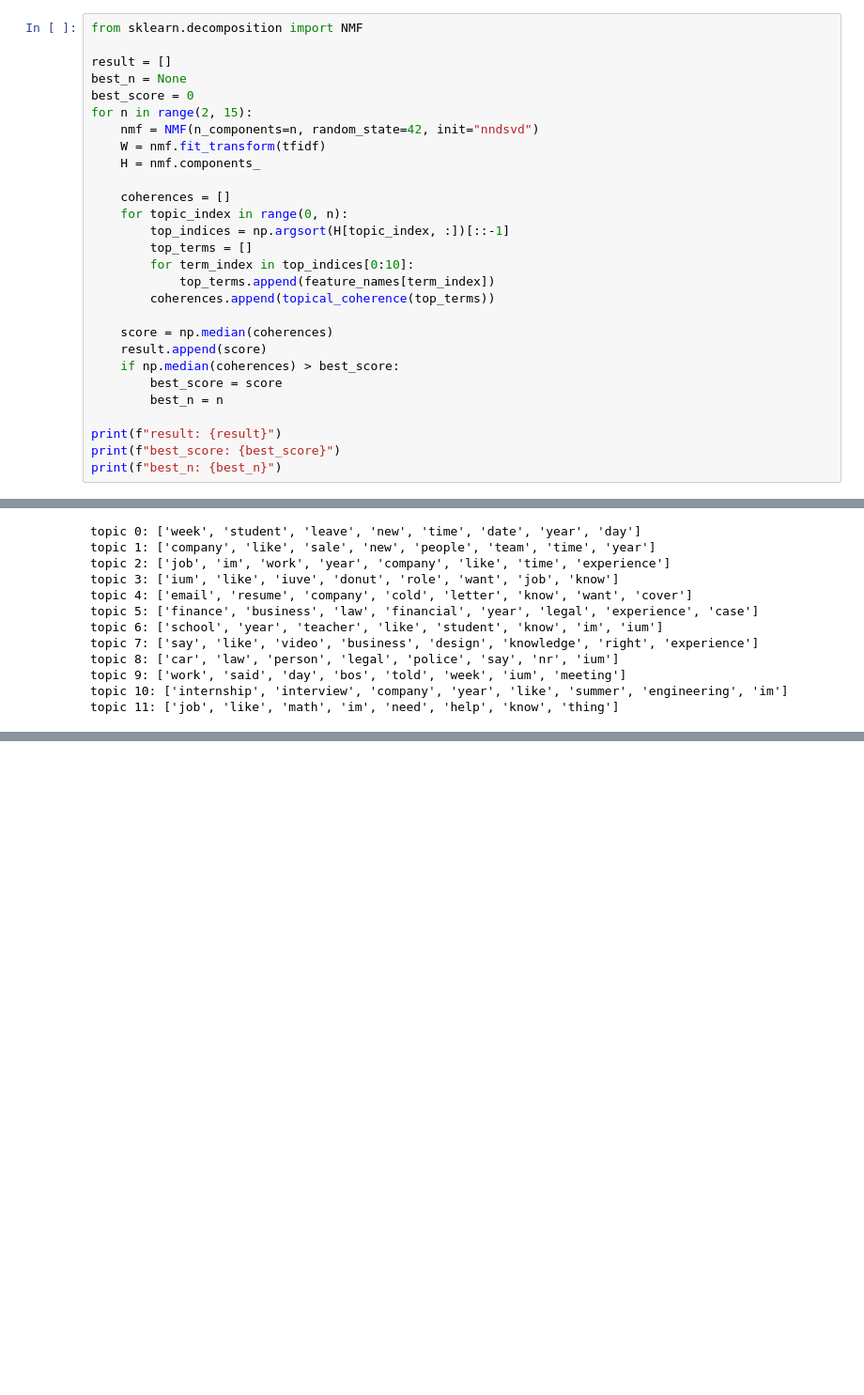
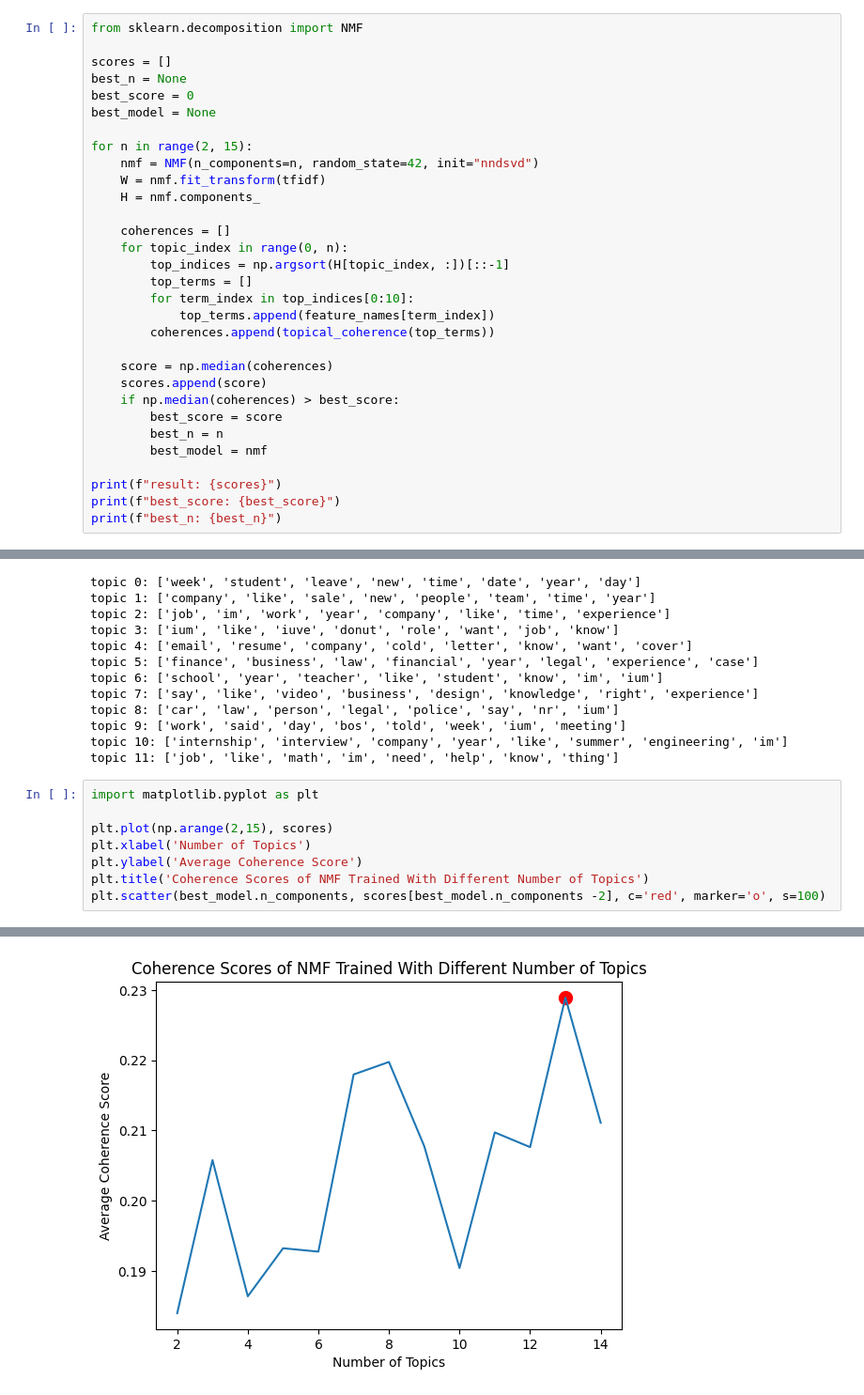
Before and after one commit to rlieu/699-capstone, a Jupyter notebook: Topic_Modeling/Topic_Modeling.ipynb, the cells around one changed output, grey strips where cells are left out. Shown at 94% size. Saved outputs shown, nothing was run; the diff lists cells and outputs as text; blank space fills up the shorter version.

Commit message:
slightly better coherence

```diff
--- a/Topic_Modeling/Topic_Modeling.ipynb
+++ b/Topic_Modeling/Topic_Modeling.ipynb
@@ -150,9 +158,11 @@ def topical_coherence(terms):
 # %%
 from sklearn.decomposition import NMF
 
-result = []
+scores = []
 best_n = None
 best_score = 0
+best_model = None
+
 for n in range(2, 15):
     nmf = NMF(n_components=n, random_state=42, init="nndsvd")
     W = nmf.fit_transform(tfidf)
@@ -167,12 +177,13 @@ for n in range(2, 15):
         coherences.append(topical_coherence(top_terms))
 
     score = np.median(coherences)
-    result.append(score)
+    scores.append(score)
     if np.median(coherences) > best_score:
         best_score = score
         best_n = n
+        best_model = nmf
 
-print(f"result: {result}")
+print(f"result: {scores}")
 print(f"best_score: {best_score}")
 print(f"best_n: {best_n}")
 # %% [output]
@@ -255,3 +267,12 @@ topic 8: ['car', 'law', 'person', 'legal', 'police', 'say', 'nr', 'ium']
 topic 9: ['work', 'said', 'day', 'bos', 'told', 'week', 'ium', 'meeting']
 topic 10: ['internship', 'interview', 'company', 'year', 'like', 'summer', 'engineering', 'im']
 topic 11: ['job', 'like', 'math', 'im', 'need', 'help', 'know', 'thing']
+# %%
+import matplotlib.pyplot as plt
+
+plt.plot(np.arange(2,15), scores)
+plt.xlabel('Number of Topics')
+plt.ylabel('Average Coherence Score')
+plt.title('Coherence Scores of NMF Trained With Different Number of Topics')
+plt.scatter(best_model.n_components, scores[best_model.n_components -2], c='red', marker='o', s=100)
+# %% [output]
@@ -257,0 +280 @@ topic 11: ['job', 'like', 'math', 'im', 'need', 'help', 'know', 'thing']
+[figure, added]
```
Also changed, not shown: parts of 10 cells of this notebook.
